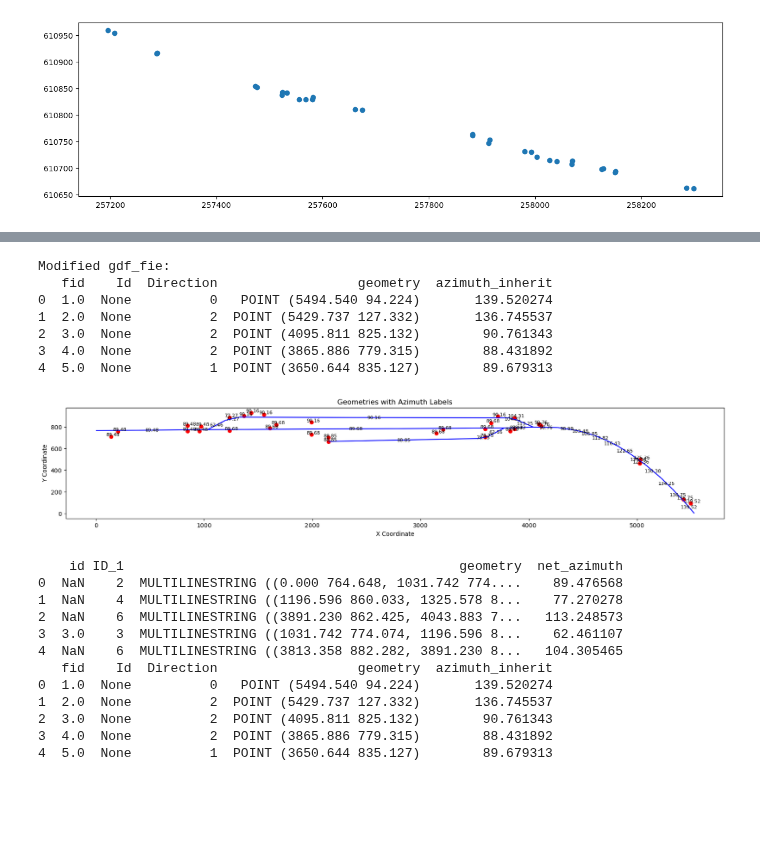
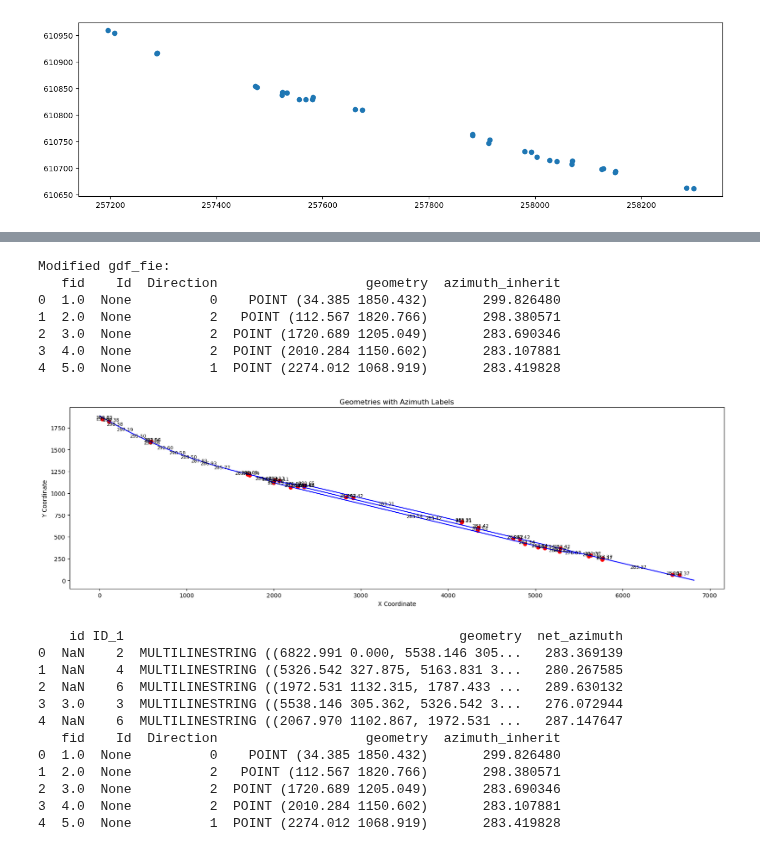
Before and after one commit to mwoj-tech/geo2screen, a Jupyter notebook: main.ipynb, the cells around one changed output, grey strips where cells are left out. Saved outputs shown, nothing was run; the diff lists cells and outputs as text; code cells hidden in the pictures; blank space fills up the shorter version.

```diff
--- a/main.ipynb
+++ b/main.ipynb
@@ -213,8 +129,8 @@ def scale_xy(geometry, factor):
     return affine_transform(geometry, [factor, 0, 0, factor, 0, 0])
 
 # Apply the scaling operation to the geometry column
-gdf_net_rotated_translated['geometry'] = gdf_net_rotated_translated['geometry'].apply(scale_xy, factor=18.75)
-gdf_fie_rotated_translated['geometry'] = gdf_fie_rotated_translated['geometry'].apply(scale_xy, factor=18.75)
+gdf_net_geo_translated['geometry'] = gdf_net_geo_translated['geometry'].apply(scale_xy, factor=6)
+gdf_fie_geo_translated['geometry'] = gdf_fie_geo_translated['geometry'].apply(scale_xy, factor=6)
 # %%
 # Create a new figure and axis
 fig, ax = plt.subplots(figsize=(20, 20))
@@ -244,11 +160,11 @@ def calculate_azimuth(geometry):
     return azimuth
 
 # Calculate azimuth for gdf_net and add it as a new column
-gdf_net_rotated_translated['net_azimuth'] = gdf_net_rotated_translated['geometry'].apply(calculate_azimuth)
+gdf_net_geo_translated['net_azimuth'] = gdf_net_geo_translated['geometry'].apply(calculate_azimuth)
 
 # Print the first few rows of the modified GeoDataFrames
 print("Modified gdf_net:")
-print(gdf_net_rotated_translated.head())
+print(gdf_net_geo_translated.head())
 # %% [output]
 Modified gdf_net:
     id ID_1                                           geometry  net_azimuth
@@ -260,10 +176,10 @@ Modified gdf_net:
 # %%
 # Plot the geometries
 fig, ax = plt.subplots(figsize=(20, 20))
-gdf_net_rotated_translated.plot(ax=ax, color='blue')
+gdf_net_geo_translated.plot(ax=ax, color='blue')
 
 # Add labels for net_azimuth
-for idx, row in gdf_net_rotated_translated.iterrows():
+for idx, row in gdf_net_geo_translated.iterrows():
     centroid = row.geometry.centroid
     ax.text(centroid.x, centroid.y, f"{row['net_azimuth']:.2f}", fontsize=8, ha='center', va='center')
 
@@ -279,73 +195,73 @@ plt.show()
 # %%
 # Define a function to find nearest gdf_net element and inherit azimuth
 def inherit_azimuth(row):
-    nearest_geom = nearest_points(row.geometry, gdf_net_rotated_translated.unary_union)
+    nearest_geom = nearest_points(row.geometry, gdf_net_geo_translated.unary_union)
     if nearest_geom[1].is_empty:
         return None
     else:
-        nearest_line = gdf_net_rotated_translated.distance(nearest_geom[1]).idxmin()
-        nearest_net = gdf_net_rotated_translated.loc[nearest_line]
+        nearest_line = gdf_net_geo_translated.distance(nearest_geom[1]).idxmin()
+        nearest_net = gdf_net_geo_translated.loc[nearest_line]
         return nearest_net['net_azimuth']
 
 # Apply the function to calculate and inherit azimuth for gdf_fie
-gdf_fie_rotated_translated['azimuth_inherit'] = gdf_fie_rotated_translated.apply(inherit_azimuth, axis=1)
+gdf_fie_geo_translated['azimuth_inherit'] = gdf_fie_geo_translated.apply(inherit_azimuth, axis=1)
 
 # Print the resulting dataframe without the debug prints
 print("\nModified gdf_fie:")
-print(gdf_fie_rotated_translated.head())
+print(gdf_fie_geo_translated.head())
 # %% [output]
 Modified gdf_fie:
-   fid    Id  Direction                  geometry  azimuth_inherit
-0  1.0  None          0   POINT (5494.540 94.224)       139.520274
-1  2.0  None          2  POINT (5429.737 127.332)       136.745537
-2  3.0  None          2  POINT (4095.811 825.132)        90.761343
-3  4.0  None          2  POINT (3865.886 779.315)        88.431892
-4  5.0  None          1  POINT (3650.644 835.127)        89.679313
+   fid    Id  Direction                   geometry  azimuth_inherit
+0  1.0  None          0    POINT (34.385 1850.432)       299.826480
+1  2.0  None          2   POINT (112.567 1820.766)       298.380571
+2  3.0  None          2  POINT (1720.689 1205.049)       283.690346
+3  4.0  None          2  POINT (2010.284 1150.602)       283.107881
+4  5.0  None          1  POINT (2274.012 1068.919)       283.419828
 # %%
 # Plot the geometries
 fig, ax = plt.subplots(figsize=(20, 20))
 
 # Plot gdf_net
-gdf_net_rotated_translated.plot(ax=ax, color='blue')
+gdf_net_geo_translated.plot(ax=ax, color='blue')
 
 # Plot gdf_fie
-gdf_fie_rotated_translated.plot(ax=ax, color='red')
+gdf_fie_geo_translated.plot(ax=ax, color='red')
 
 # Add labels for net_azimuth
-for idx, row in gdf_net_rotated_translated.iterrows():
+for idx, row in gdf_net_geo_translated.iterrows():
     centroid = row.geometry.centroid
     ax.text(centroid.x, centroid.y, f"{row['net_azimuth']:.2f}", fontsize=8, ha='center', va='center')
 
 # Add labels for azimuth_inherit with spacing
-for idx, row in gdf_fie_rotated_translated.iterrows():
+for idx, row in gdf_fie_geo_translated.iterrows():
     label = f"{row['azimuth_inherit']:.2f}"
     ax.annotate(label, (row.geometry.x, row.geometry.y), xytext=(3, 3), textcoords='offset points', fontsize=8, ha='center', va='center')
 
 # Set plot title and labels
 ax.set_title('Geometries with Azimuth Labels')
 ax.set_xlabel('X Coordinate')
 ax.set_ylabel('Y Coordinate')
 
 # Show plot
 plt.show()
 # %% [output]
-[figure, old version]
+[figure, new version]
 # %%
-print(gdf_net_rotated_translated.head())
-print(gdf_fie_rotated_translated.head())
+print(gdf_net_geo_translated.head())
+print(gdf_fie_geo_translated.head())
 # %% [output]
     id ID_1                                           geometry  net_azimuth
-0  NaN    2  MULTILINESTRING ((0.000 764.648, 1031.742 774....    89.476568
-1  NaN    4  MULTILINESTRING ((1196.596 860.033, 1325.578 8...    77.270278
-2  NaN    6  MULTILINESTRING ((3891.230 862.425, 4043.883 7...   113.248573
-3  3.0    3  MULTILINESTRING ((1031.742 774.074, 1196.596 8...    62.461107
-4  NaN    6  MULTILINESTRING ((3813.358 882.282, 3891.230 8...   104.305465
-   fid    Id  Direction                  geometry  azimuth_inherit
-0  1.0  None          0   POINT (5494.540 94.224)       139.520274
-1  2.0  None          2  POINT (5429.737 127.332)       136.745537
-2  3.0  None          2  POINT (4095.811 825.132)        90.761343
-3  4.0  None          2  POINT (3865.886 779.315)        88.431892
-4  5.0  None          1  POINT (3650.644 835.127)        89.679313
+0  NaN    2  MULTILINESTRING ((6822.991 0.000, 5538.146 305...   283.369139
+1  NaN    4  MULTILINESTRING ((5326.542 327.875, 5163.831 3...   280.267585
+2  NaN    6  MULTILINESTRING ((1972.531 1132.315, 1787.433 ...   289.630132
+3  3.0    3  MULTILINESTRING ((5538.146 305.362, 5326.542 3...   276.072944
+4  NaN    6  MULTILINESTRING ((2067.970 1102.867, 1972.531 ...   287.147647
+   fid    Id  Direction                   geometry  azimuth_inherit
+0  1.0  None          0    POINT (34.385 1850.432)       299.826480
+1  2.0  None          2   POINT (112.567 1820.766)       298.380571
+2  3.0  None          2  POINT (1720.689 1205.049)       283.690346
+3  4.0  None          2  POINT (2010.284 1150.602)       283.107881
+4  5.0  None          1  POINT (2274.012 1068.919)       283.419828
 # %%
 # Define a function to calculate the target azimuth
 def calculate_target_azimuth(row):
```
Also changed, not shown: parts of 31 cells of this notebook, 4 other files.
